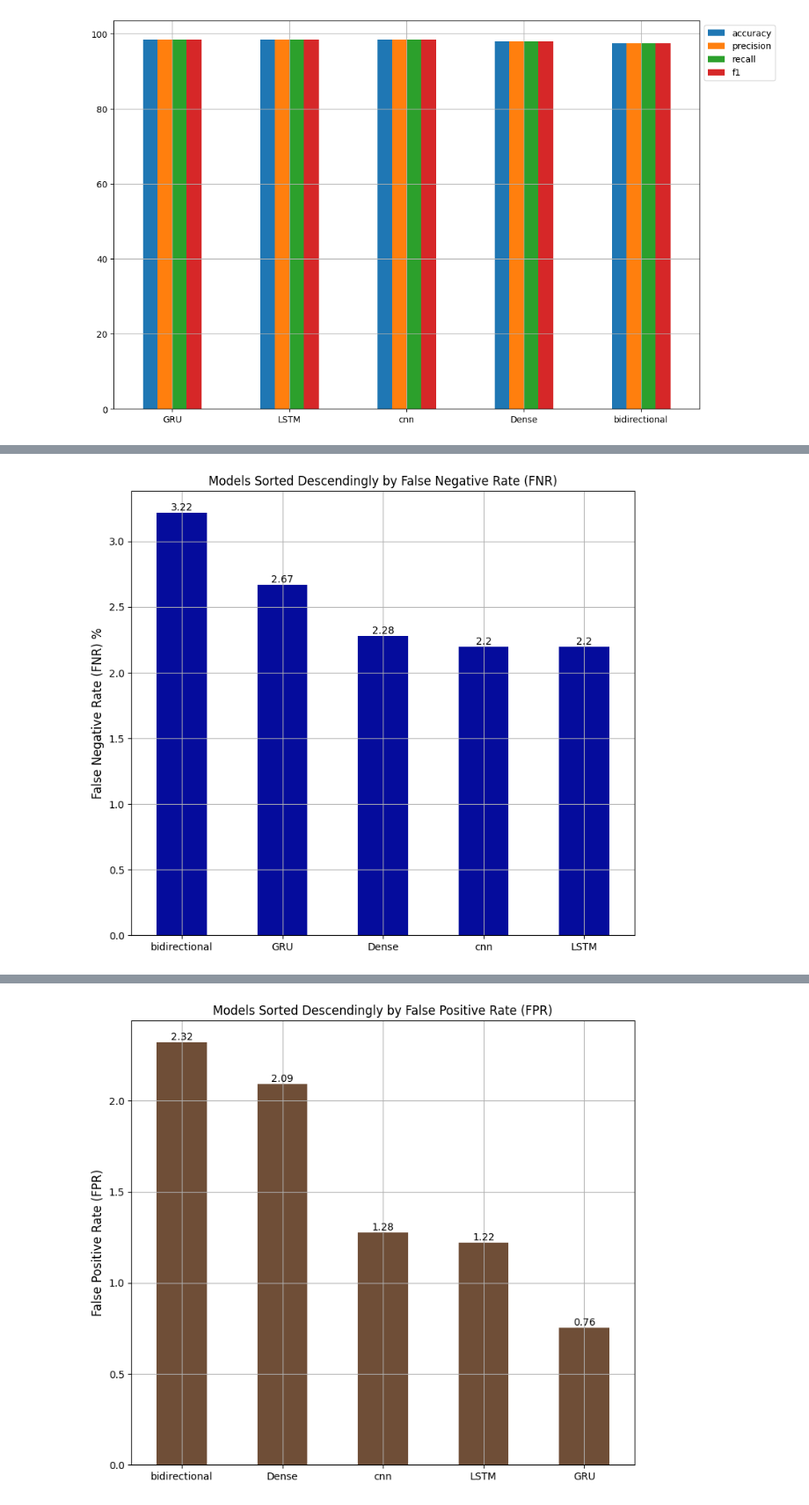
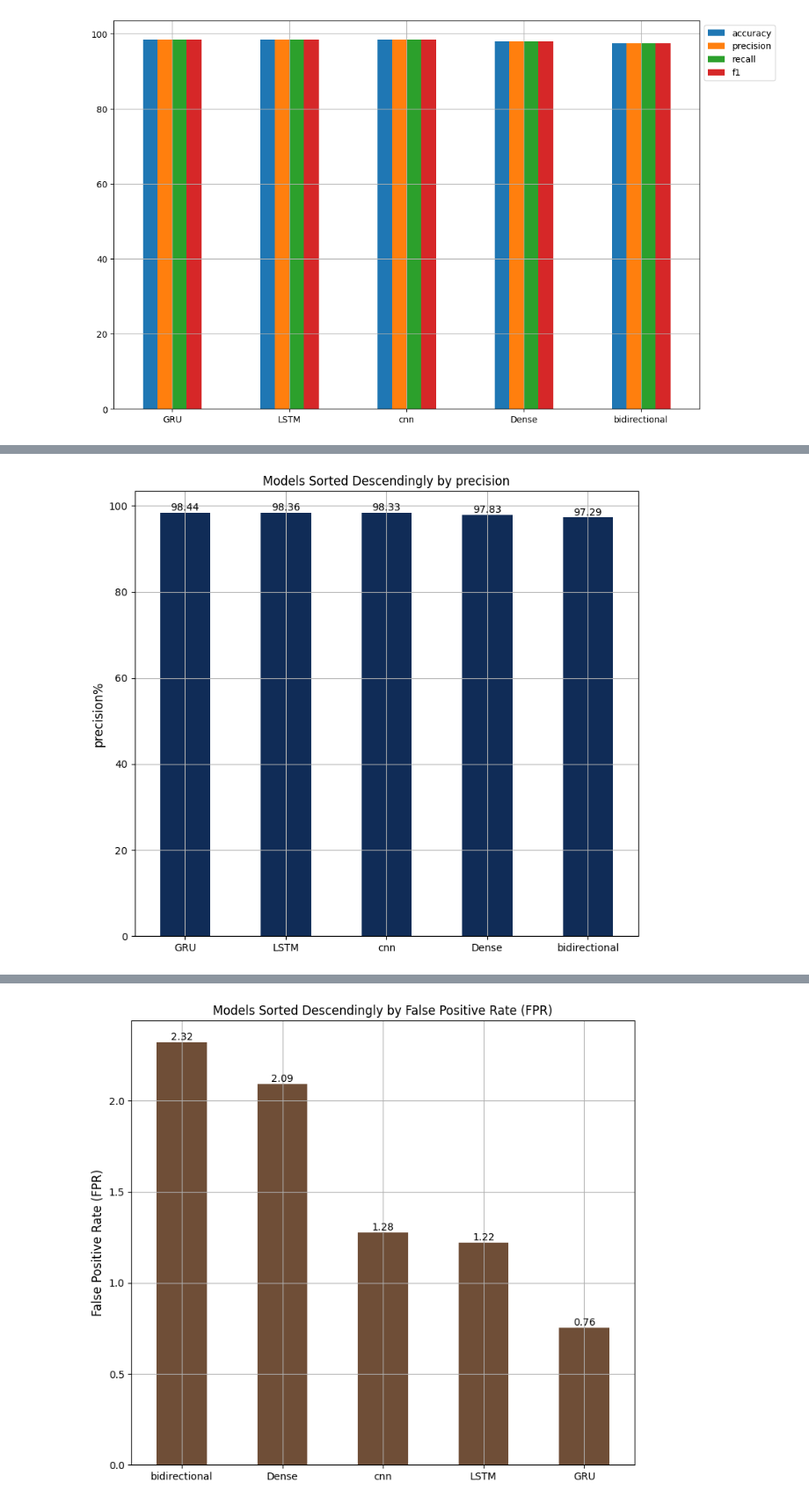
Before and after one commit to AdbulrhmanEldeeb/phishing_emails_detection, a Jupyter notebook: phishing-emails.ipynb, the cells around one changed output, grey strips where cells are left out. Shown at 88% size. Drawn from its saved outputs; the diff is of its cells as text; code cells hidden in the pictures.

```diff
--- a/phishing-emails.ipynb
+++ b/phishing-emails.ipynb
@@ -2092,58 +2060,5 @@ plt.show()
-# %%
-# Plotting bar plot for models sorted descendingly by RNR
-ax = all_metrics_df.sort_values('False Negative Rate (FNR)', ascending=False)['False Negative Rate (FNR)'].plot(kind='bar',
-                                                                                                                figsize=(9, 8), color='#050C9C')
-
-# Adding value labels above each bar
-for p in ax.patches:
-    ax.annotate(str(round(p.get_height(), 2)), (p.get_x() + p.get_width() / 2., p.get_height()), ha='center', va='center', xytext=(0, 5),
-                textcoords='offset points')
-
-# Adding title and labels
-plt.title('Models Sorted Descendingly by False Negative Rate (FNR)')
-plt.ylabel('False Negative Rate (FNR) %', fontsize=12)
-
-# Adding grid and rotating x-axis labels
-plt.grid()
-plt.xticks(rotation=0)
-
-# Displaying the plot
-plt.show()
-# %% [output]
-[figure, removed]
-# %%
-# making a function that plots a bar plot for comparion of metrics between columns
-def plot_bar_plot_of_metric(column_name : str , color : str):
-    """
-    Plots a bar chart of a specified metric from a DataFrame, sorted in descending order.
-
-    Parameters:
-    - column_name (str): The name of the column/metric to plot.
-    - color (str): The color code for the bars in the plot (e.g., 'FF5733' for orange).
-
-    Returns:
-    - None: Displays the plot directly using matplotlib.
-
-    Example Usage:
-    >>> plot_bar_plot_of_metric('False Positive Rate (FPR)', 'FF5733')
-    """
-
-
-
-    ax = all_metrics_df.sort_values(column_name, ascending=False)[column_name].plot(kind='bar', figsize=(9, 8), color=f'#{color}')
-
-    # Adding value labels above each bar
-    for p in ax.patches:
-        ax.annotate(str(round(p.get_height(), 2)), (p.get_x() + p.get_width() / 2., p.get_height()), ha='center', va='center', xytext=(0, 5),
-                    textcoords='offset points')
-
-    # Adding title and labels
-    plt.title(f'Models Sorted Descendingly by {column_name}')
-    plt.ylabel(column_name, fontsize=12)
-
-    # Adding grid and rotating x-axis labels
-    plt.grid()
-    plt.xticks(rotation=0)
-
-    # Displaying the plot
-    plt.show()
+# %%
+# plotting bar plot for models sorted descendingly by precision
+plot_bar_plot_of_metric('precision','102C57')
+# %% [output]
+[figure, added]
```
Also changed, not shown: parts of 9 cells of this notebook.
